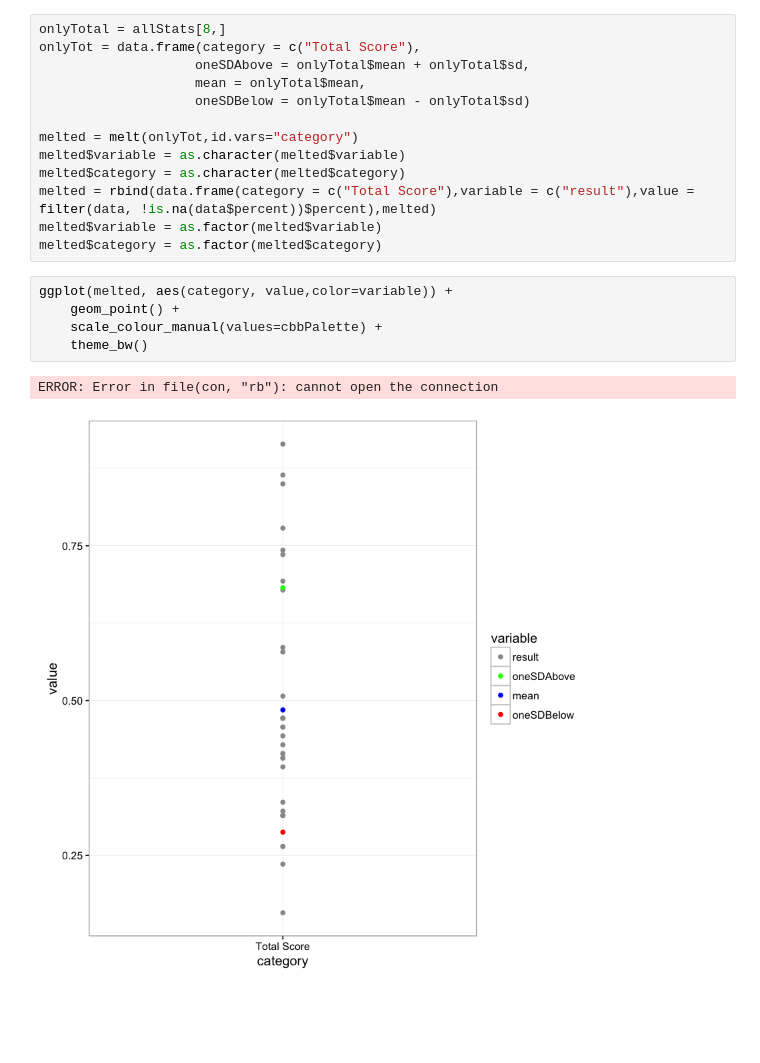
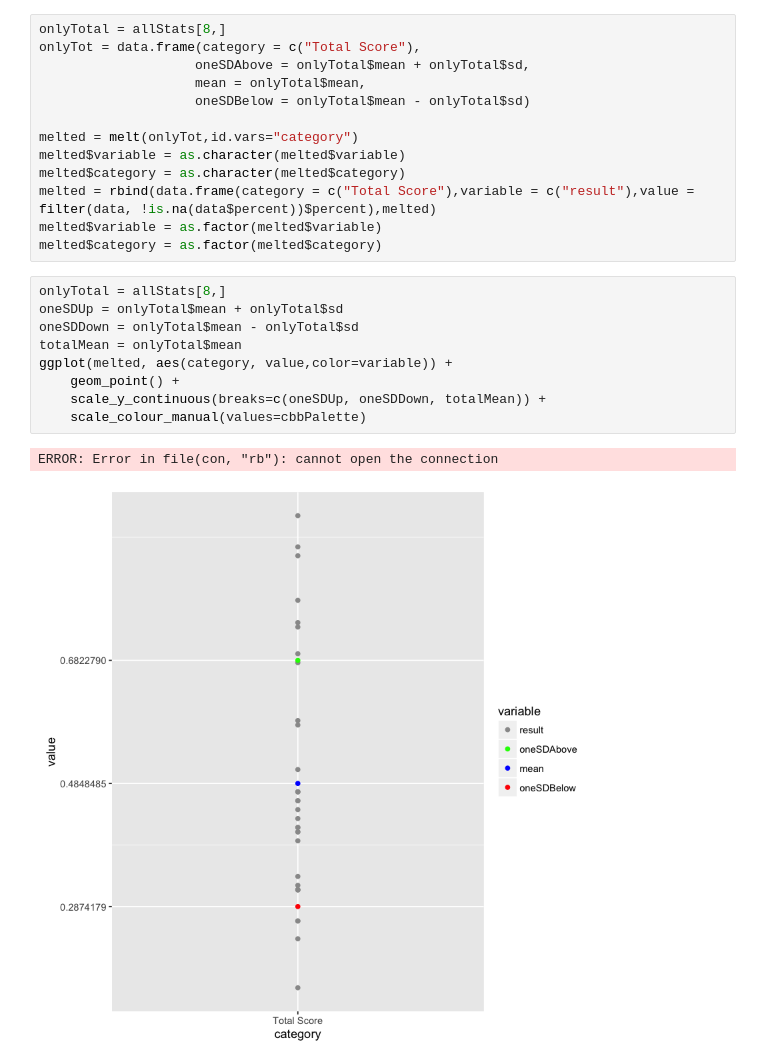
Before and after one commit to brandondsherman/midApril140Grades, a Jupyter notebook: explorationsPart2.ipynb, the cells around one changed output. Drawn from its saved outputs; the diff is of its cells as text; blank space fills up the shorter version.

```diff
--- a/explorationsPart2.ipynb
+++ b/explorationsPart2.ipynb
@@ -179,11 +182,15 @@ melted$category = as.character(melted$category)
 melted = rbind(data.frame(category = c("Total Score"),variable = c("result"),value = filter(data, !is.na(data$percent))$percent),melted)
 melted$variable = as.factor(melted$variable)
 melted$category = as.factor(melted$category)
-# %%
-ggplot(melted, aes(category, value,color=variable)) +
-    geom_point() +
-    scale_colour_manual(values=cbbPalette) +
-    theme_bw()
-# %% [output]
-ERROR: Error in file(con, "rb"): cannot open the connection
-[figure, removed]
+# %%
+onlyTotal = allStats[8,]
+oneSDUp = onlyTotal$mean + onlyTotal$sd
+oneSDDown = onlyTotal$mean - onlyTotal$sd
+totalMean = onlyTotal$mean
+ggplot(melted, aes(category, value,color=variable)) +
+    geom_point() +
+    scale_y_continuous(breaks=c(oneSDUp, oneSDDown, totalMean)) +
+    scale_colour_manual(values=cbbPalette)
+# %% [output]
+ERROR: Error in file(con, "rb"): cannot open the connection
+[figure, added]
```
Also changed, not shown: parts of 2 cells of this notebook.
